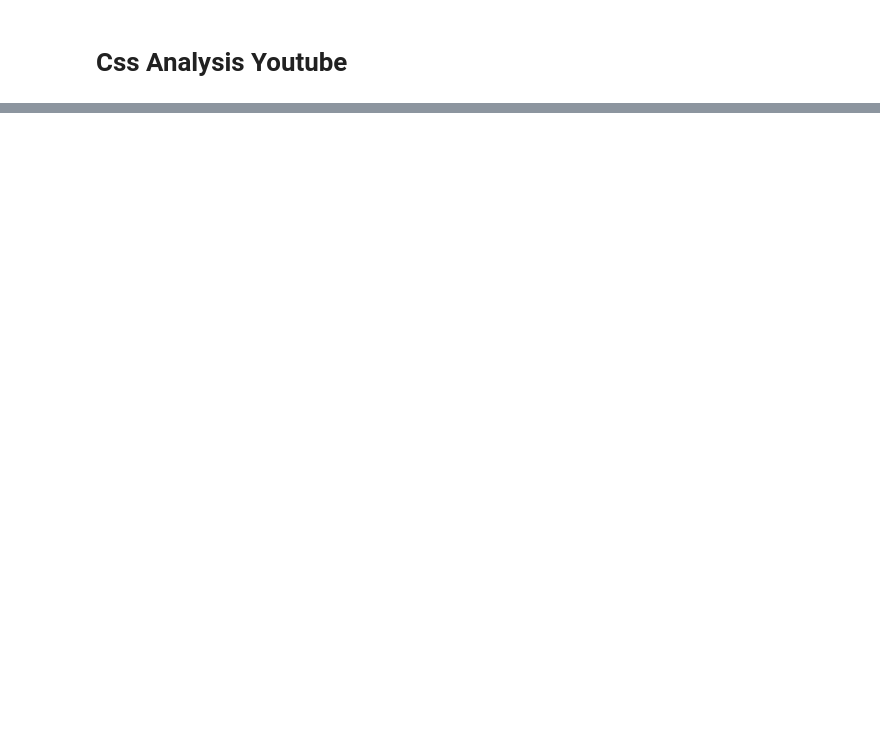
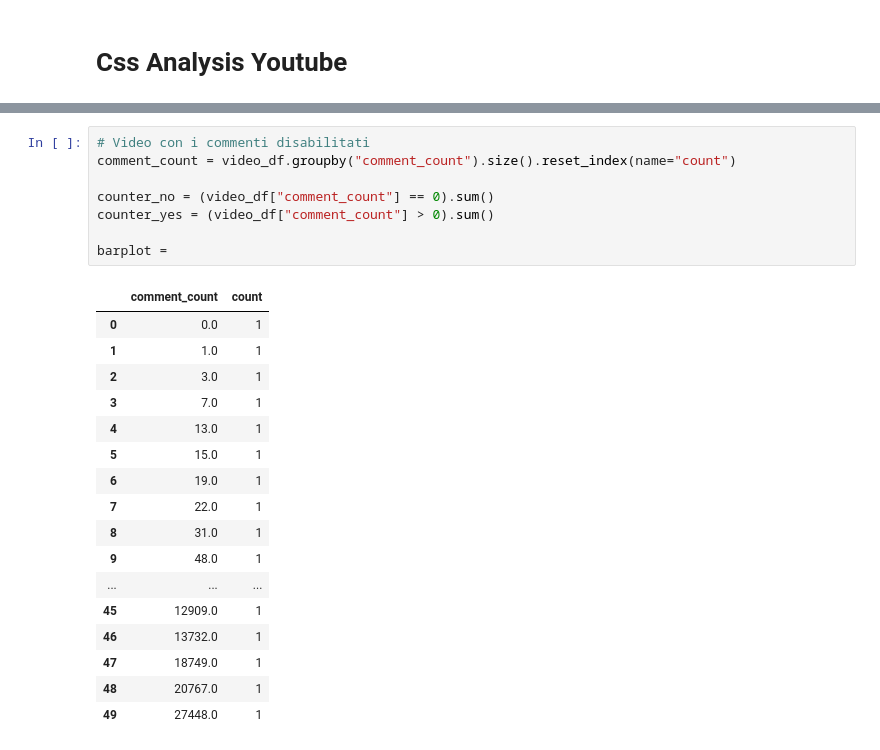
Before and after one commit to CrispyCocaBoy/css_analysis, a Jupyter notebook: analysis.ipynb, the cells around one changed output, grey strips where cells are left out. Drawn from its saved outputs; the diff is of its cells as text; blank space fills up the shorter version.

```diff
--- a/analysis.ipynb
+++ b/analysis.ipynb
@@ -5 +35,27 @@ import pandas as pd
+# %%
+# Video con i commenti disabilitati
+comment_count = video_df.groupby("comment_count").size().reset_index(name="count")
+
+counter_no = (video_df["comment_count"] == 0).sum()
+counter_yes = (video_df["comment_count"] > 0).sum()
+
+barplot =
+# %% [output]
+|  | comment_count | count |
+| 0 | 0.0 | 1 |
+| 1 | 1.0 | 1 |
+| 2 | 3.0 | 1 |
+| 3 | 7.0 | 1 |
+| 4 | 13.0 | 1 |
+| 5 | 15.0 | 1 |
+| 6 | 19.0 | 1 |
+| 7 | 22.0 | 1 |
+| 8 | 31.0 | 1 |
+| 9 | 48.0 | 1 |
+| ... | ... | ... |
+| 45 | 12909.0 | 1 |
+| 46 | 13732.0 | 1 |
+| 47 | 18749.0 | 1 |
+| 48 | 20767.0 | 1 |
+| 49 | 27448.0 | 1 |
 # %%
```
Also changed, not shown: parts of 4 cells of this notebook, 2 other files.
